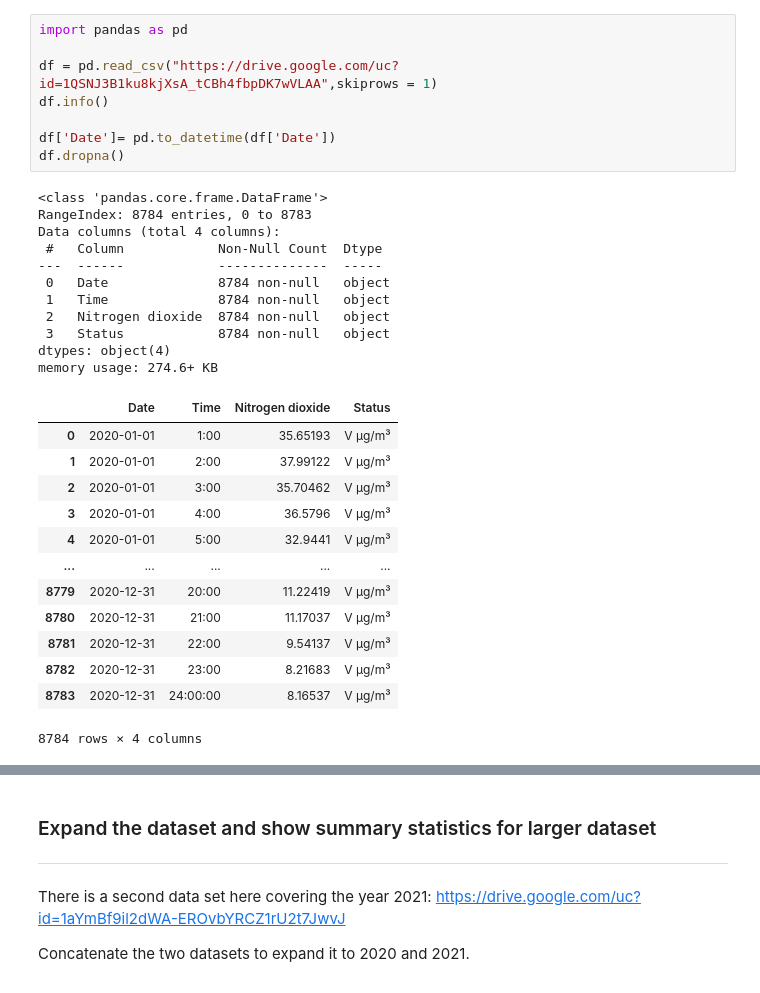
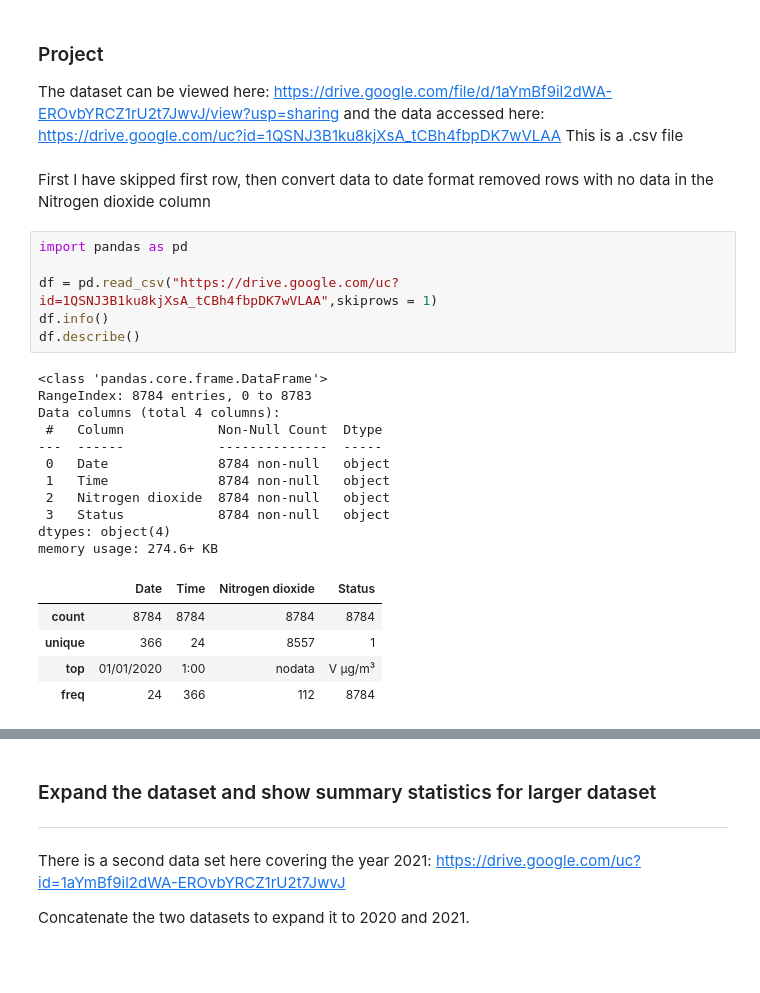
Before and after one commit to RautenM/PythonFundamentals, a Jupyter notebook: Copy_of_Air_quality_mini_project.ipynb, the cells around one changed output, grey strips where cells are left out. Cells and saved outputs as stored; diff of their text form.

```diff
--- a/Copy_of_Air_quality_mini_project.ipynb
+++ b/Copy_of_Air_quality_mini_project.ipynb
@@ -31,33 +13,29 @@ Use the code cell below to work your code.
+# %% [markdown]
+### Project
+
+The dataset can be viewed here:  https://drive.google.com/file/d/1aYmBf9il2dWA-EROvbYRCZ1rU2t7JwvJ/view?usp=sharing  and the data accessed here: https://drive.google.com/uc?id=1QSNJ3B1ku8kjXsA_tCBh4fbpDK7wVLAA This is a .csv file
+# %% [markdown]
+First I have skipped first row, then convert data to date format removed rows with no data  in the Nitrogen dioxide column
 # %%
 import pandas as pd
 
 df = pd.read_csv("https://drive.google.com/uc?id=1QSNJ3B1ku8kjXsA_tCBh4fbpDK7wVLAA",skiprows = 1)
 df.info()
-
-df['Date']= pd.to_datetime(df['Date'])
-df.dropna()
+df.describe()
 # %% [output]
 <class 'pandas.core.frame.DataFrame'>
 RangeIndex: 8784 entries, 0 to 8783
 Data columns (total 4 columns):
  #   Column            Non-Null Count  Dtype
 ---  ------            --------------  -----
  0   Date              8784 non-null   object
  1   Time              8784 non-null   object
  2   Nitrogen dioxide  8784 non-null   object
  3   Status            8784 non-null   object
 dtypes: object(4)
 memory usage: 274.6+ KB
 |  | Date | Time | Nitrogen dioxide | Status |
-| 0 | 2020-01-01 | 1:00 | 35.65193 | V µg/m³ |
-| 1 | 2020-01-01 | 2:00 | 37.99122 | V µg/m³ |
-| 2 | 2020-01-01 | 3:00 | 35.70462 | V µg/m³ |
-| 3 | 2020-01-01 | 4:00 | 36.5796 | V µg/m³ |
-| 4 | 2020-01-01 | 5:00 | 32.9441 | V µg/m³ |
-| ... | ... | ... | ... | ... |
-| 8779 | 2020-12-31 | 20:00 | 11.22419 | V µg/m³ |
-| 8780 | 2020-12-31 | 21:00 | 11.17037 | V µg/m³ |
-| 8781 | 2020-12-31 | 22:00 | 9.54137 | V µg/m³ |
-| 8782 | 2020-12-31 | 23:00 | 8.21683 | V µg/m³ |
-| 8783 | 2020-12-31 | 24:00:00 | 8.16537 | V µg/m³ |
+| count | 8784 | 8784 | 8784 | 8784 |
+| unique | 366 | 24 | 8557 | 1 |
+| top | 01/01/2020 | 1:00 | nodata | V µg/m³ |
+| freq | 24 | 366 | 112 | 8784 |
-8784 rows × 4 columns
```
Also changed, not shown: parts of 7 cells of this notebook.
